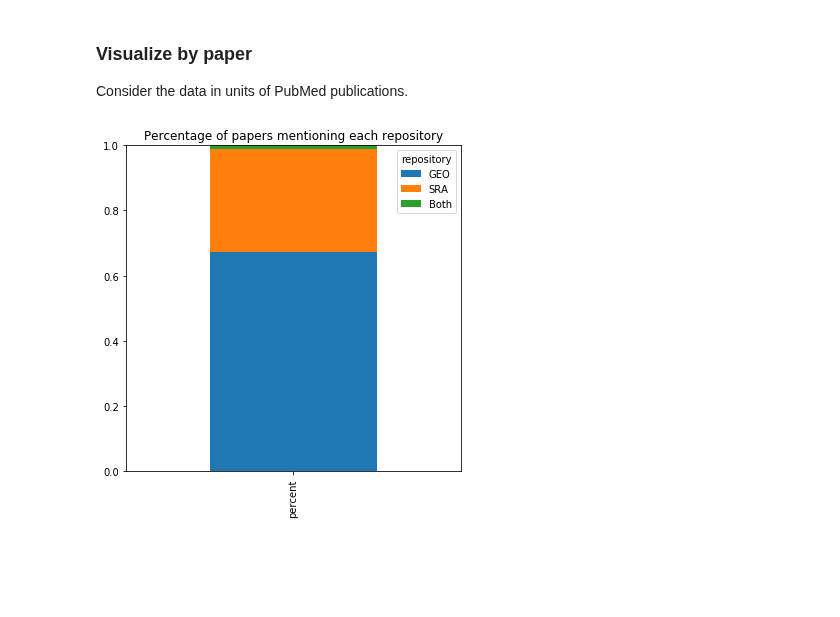
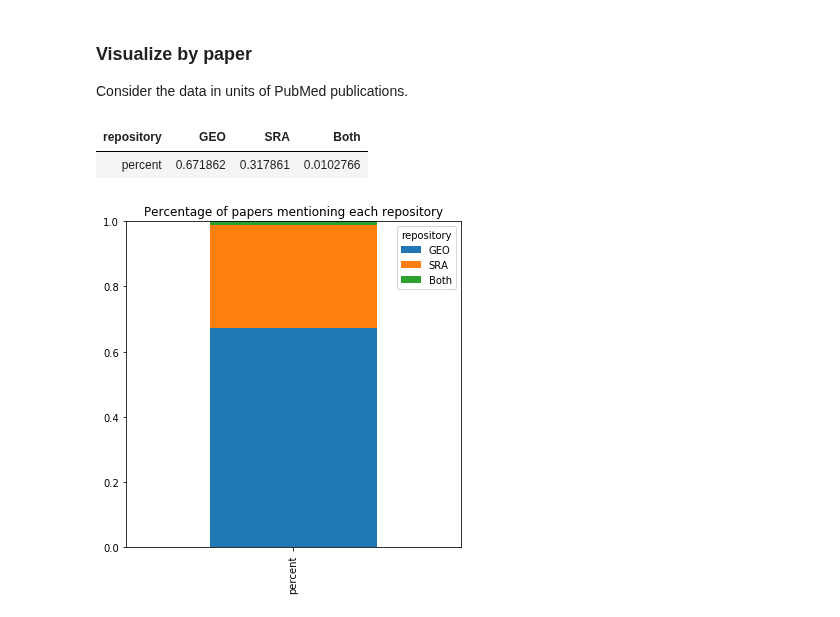
Before and after one commit to smangul1/data_reusability, a Jupyter notebook: jupyter_notebooks/visualize_data.ipynb, the cells around one changed output. Cells and saved outputs as stored; diff of their text form; code cells hidden in the pictures; blank space fills up the shorter version.

```diff
--- a/jupyter_notebooks/visualize_data.ipynb
+++ b/jupyter_notebooks/visualize_data.ipynb
@@ -42,18 +42,21 @@ paps = paps.groupby(['pmc_ID'], as_index = False).agg({'repository': lambda x: g
 # %%
 # how many papers are in GEO, SRA, or both?
 rc = Counter(paps['repository'])
 repoCounts = pd.DataFrame.from_dict(rc, orient = 'index').reset_index()
 repoCounts.columns = ['repository', 'count']
 repoCounts['percent'] = repoCounts['count'] / repoCounts['count'].sum()
 repoCounts
 
 repoCounts_T = repoCounts.T
 
 cols = repoCounts_T.iloc[0, :]
 
 repoCounts_T.columns = cols
 repoCounts_T = repoCounts_T.iloc[2:,:]
-# repoCounts_T
+repoCounts_T
+# %% [output]
+| repository | GEO | SRA | Both |
+| percent | 0.671862 | 0.317861 | 0.0102766 |
 # %%
 # visualize distribution of repositories mentioned by papers
 
```
Also changed, not shown: parts of 2 cells of this notebook, 8 other files.
